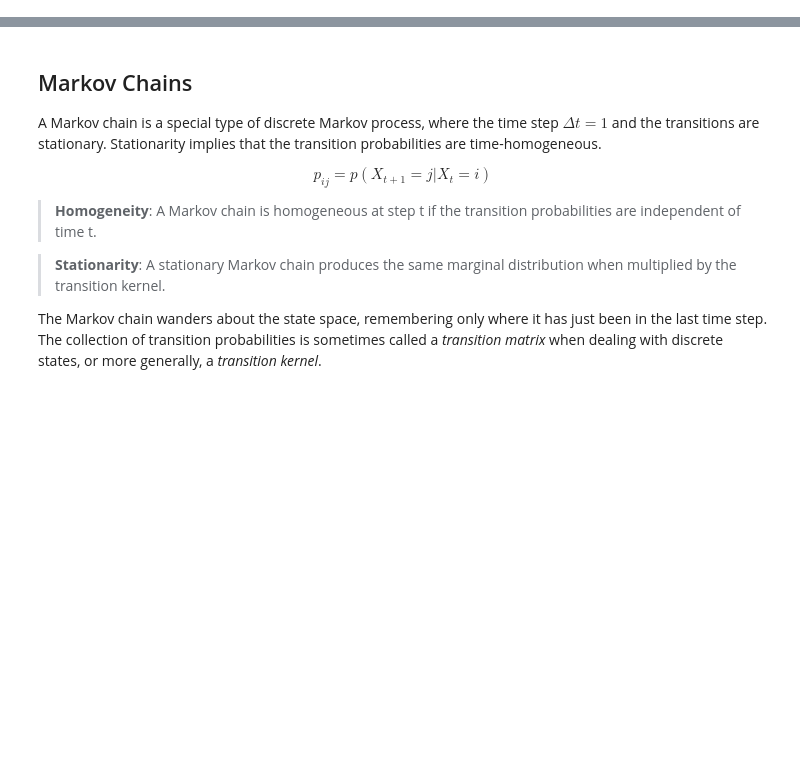
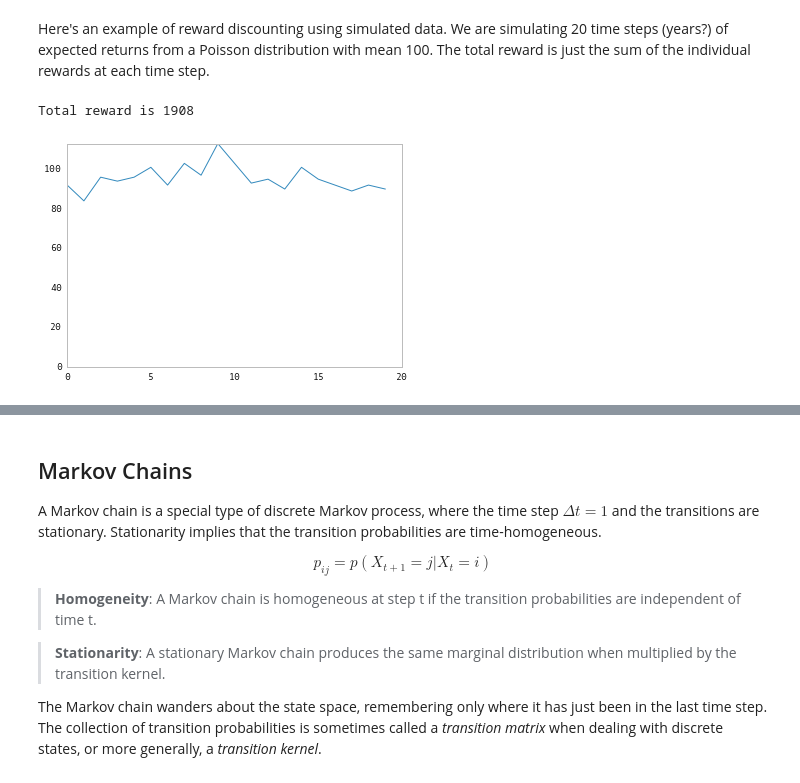
Before and after one commit to fonnesbeck/NCTC_course, a Jupyter notebook: Markov Decision Processes and Dynamic Optimization.ipynb, the cells around one changed output, grey strips where cells are left out. Saved outputs shown, nothing was run; the diff lists cells and outputs as text; code cells hidden in the pictures; blank space fills up the shorter version.

```diff
--- a/Markov Decision Processes and Dynamic Optimization.ipynb
+++ b/Markov Decision Processes and Dynamic Optimization.ipynb
@@ -79,0 +64,13 @@ It is useful to think of the Markovian property as “mild non-independence”.
+# %% [markdown]
+Here's an example of reward discounting using simulated data. We are simulating 20 time steps (years?) of expected returns from a Poisson distribution with mean 100. The total reward is just the sum of the individual rewards at each time step.
+# %%
+%matplotlib inline
+import pylab as pl
+import numpy as np
+
+reward = np.random.poisson(100, 20)
+pl.plot(reward); pl.ylim(0, max(reward))
+print("Total reward is", reward.sum())
+# %% [output]
+Total reward is 1908
+[figure, added]
```
Also changed, not shown: parts of 11 cells of this notebook, 1 other file.
